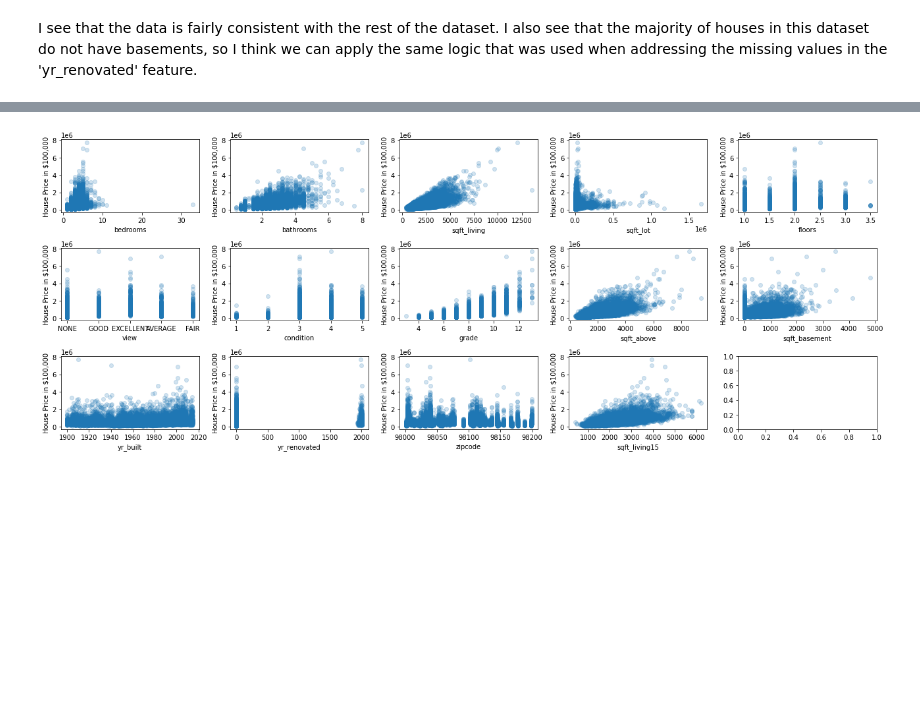
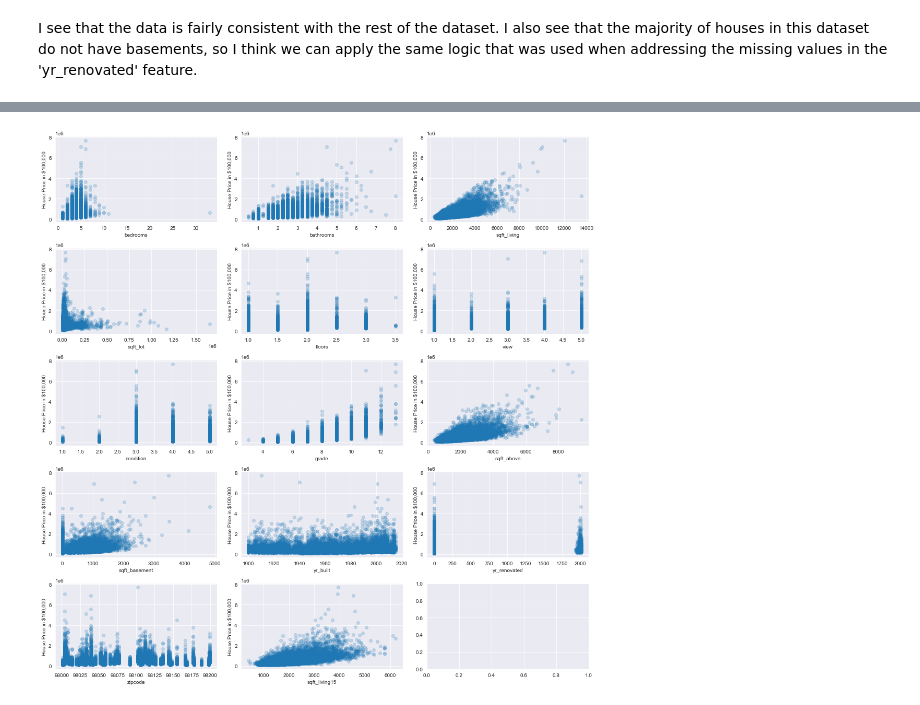
Before and after one commit to dtong136/dsc-phase-2-project-v2-3, a Jupyter notebook: student.ipynb, the cells around one changed output, grey strips where cells are left out. Cells and saved outputs as stored; diff of their text form; code cells hidden in the pictures; blank space fills up the shorter version.

```diff
--- a/student.ipynb
+++ b/student.ipynb
@@ -235,3 +238,7 @@ Name: view, dtype: int64
+# %%
+#transforming 'view' into a 1-5 scale
+view_map = {'NONE':1, 'FAIR':2, 'AVERAGE':3, 'GOOD':4, 'EXCELLENT':5}
+df =df.replace({'view':view_map})
 # %%
 #Examining 'condition'
 df['condition'].value_counts()
@@ -357 +367,6 @@ memory usage: 2.5+ MB
 Now that I cleaned the dataset, I'm plotting the features to examine normality. Many features are skewed so I will be normalizing them by using log transformation.
+# %%
+sns.set_style('darkgrid')
+
+#checking normality
+df.hist(bins=50, figsize=(30,18));
@@ -358,15 +427,11 @@ Now that I cleaned the dataset, I'm plotting the features to examine normality.
 # %%
-#Use at somepoint
-X = df.drop('price', axis=1)
-y = df['price']
-
-fig, axes = plt.subplots(ncols=5, nrows=3, figsize=(18,7))
+fig, axes = plt.subplots(ncols=3, nrows=5, figsize=(15,15))
 fig.set_tight_layout(True)
 
 for ind, col in enumerate(X.columns):
-    ax = axes[ind//5][ind%5]
+    ax = axes[ind//3][ind%3]
     ax.scatter(X[col], y, alpha=0.2)
     ax.set_xlabel(col)
     ax.set_ylabel("House Price in $100,000");
 # %% [output]
-[figure, old version]
+[figure, new version]
```
Also changed, not shown: parts of 47 cells of this notebook.
